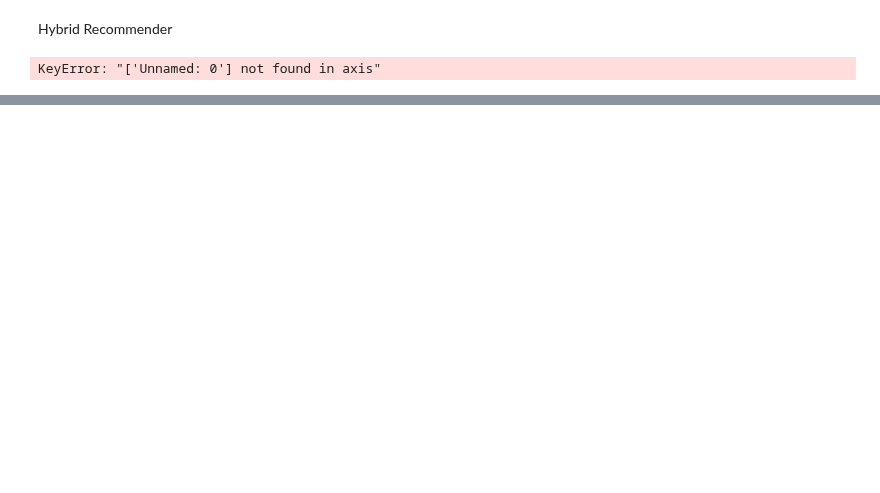
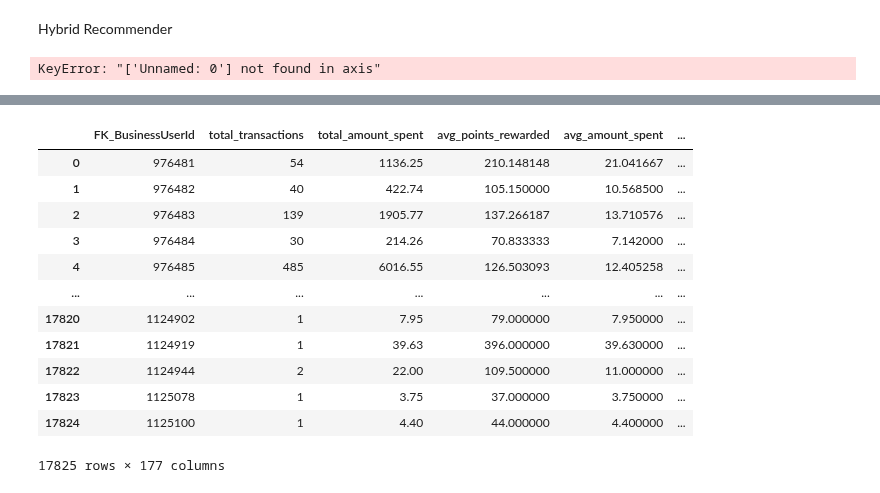
Before and after one commit to DboukAli98/KFHXRelatedAi, a Jupyter notebook: NoteBooks/Model Generation/Final_Model.ipynb, the cells around one changed output, grey strips where cells are left out. Cells and saved outputs as stored; diff of their text form; code cells hidden in the pictures; blank space fills up the shorter version.

```diff
--- a/NoteBooks/Model Generation/Final_Model.ipynb
+++ b/NoteBooks/Model Generation/Final_Model.ipynb
@@ -572,0 +608,16 @@ user_trs
+# %%
+user_profiles
+# %% [output]
+|  | FK_BusinessUserId | total_transactions | total_amount_spent | avg_points_rewarded | avg_amount_spent | ... |
+| 0 | 976481 | 54 | 1136.25 | 210.148148 | 21.041667 | ... |
+| 1 | 976482 | 40 | 422.74 | 105.150000 | 10.568500 | ... |
+| 2 | 976483 | 139 | 1905.77 | 137.266187 | 13.710576 | ... |
+| 3 | 976484 | 30 | 214.26 | 70.833333 | 7.142000 | ... |
+| 4 | 976485 | 485 | 6016.55 | 126.503093 | 12.405258 | ... |
+| ... | ... | ... | ... | ... | ... | ... |
+| 17820 | 1124902 | 1 | 7.95 | 79.000000 | 7.950000 | ... |
+| 17821 | 1124919 | 1 | 39.63 | 396.000000 | 39.630000 | ... |
+| 17822 | 1124944 | 2 | 22.00 | 109.500000 | 11.000000 | ... |
+| 17823 | 1125078 | 1 | 3.75 | 37.000000 | 3.750000 | ... |
+| 17824 | 1125100 | 1 | 4.40 | 44.000000 | 4.400000 | ... |
+17825 rows × 177 columns
```
Also changed, not shown: parts of 10 cells of this notebook.
